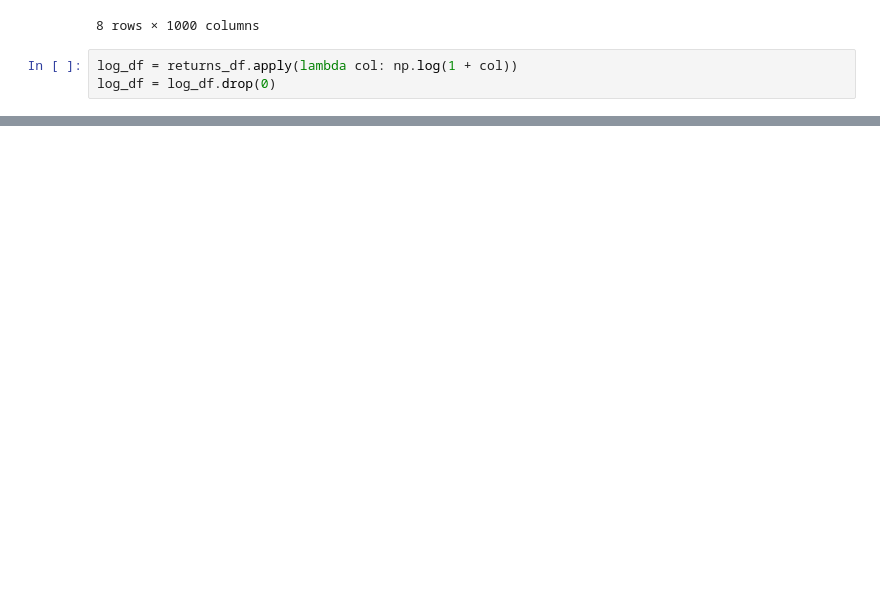
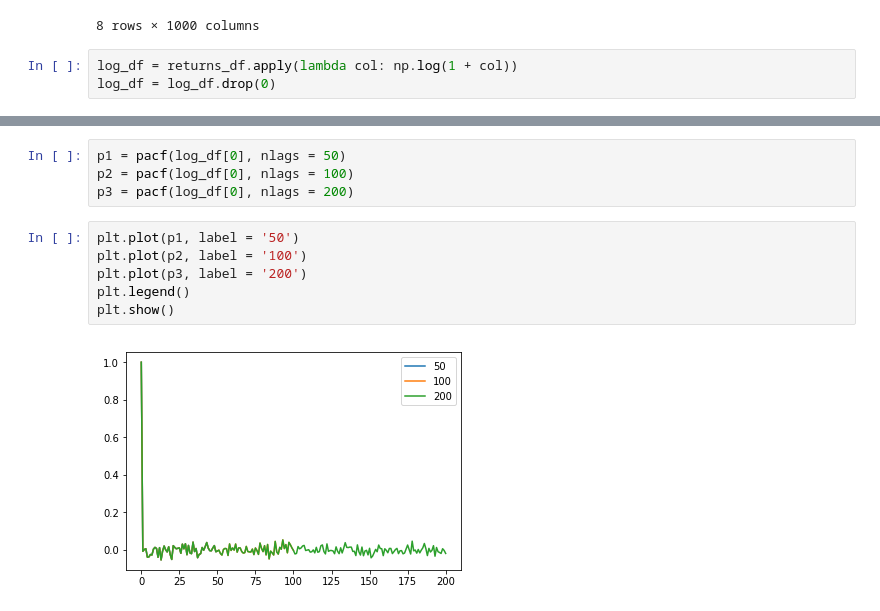
Before and after one commit to aaalexliu/amherst-midwest-2018, a Jupyter notebook: Strat Alex.ipynb, the cells around one changed output, grey strips where cells are left out. Drawn from its saved outputs; the diff is of its cells as text; blank space fills up the shorter version.

```diff
--- a/Strat Alex.ipynb
+++ b/Strat Alex.ipynb
@@ -207 +261,13 @@ plt.show()
+# %%
+p1 = pacf(log_df[0], nlags = 50)
+p2 = pacf(log_df[0], nlags = 100)
+p3 = pacf(log_df[0], nlags = 200)
+# %%
+plt.plot(p1, label = '50')
+plt.plot(p2, label = '100')
+plt.plot(p3, label = '200')
+plt.legend()
+plt.show()
+# %% [output]
+[figure, added]
 # %%
```
Also changed, not shown: parts of 22 cells of this notebook.
